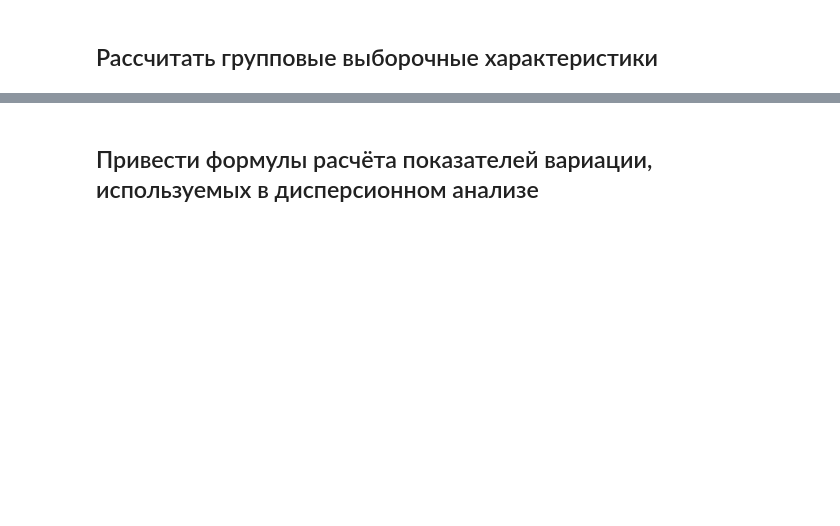
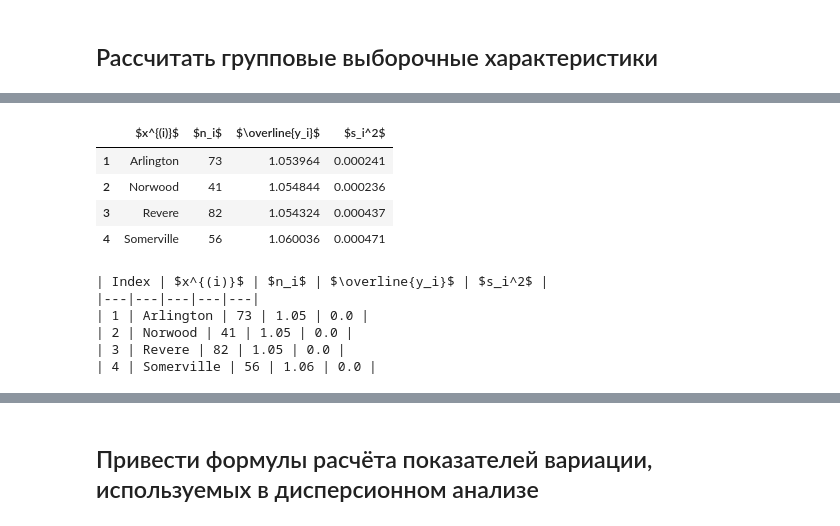
Before and after one commit to retrobannerS/mephi_stats, a Jupyter notebook: bdz/var_2/notebook.ipynb, the cells around one changed output, grey strips where cells are left out. Cells and saved outputs as stored; diff of their text form; code cells hidden in the pictures; blank space fills up the shorter version.

```diff
--- a/bdz/var_2/notebook.ipynb
+++ b/bdz/var_2/notebook.ipynb
@@ -1607,8 +1607,8 @@ if n1 == n2:
 # %% [markdown]
 ## Построить эмпирическую таблицу сопряжённости
 # %%
-data = pd.DataFrame({"X": X, "Y": Y})
-data
+df = pd.DataFrame({"X": X, "Y": Y})
+df
 # %% [output]
 |  | X | Y |
 | 0 | normal | Male |
@@ -1819,2 +1829,5 @@ $p =$ 0.00
 # %% [markdown]
 ## Определения
+# %%
+X, Y = data("7")
+X.head(), Y.head()
@@ -1821,2 +1857,5 @@ $p =$ 0.00
 # %% [markdown]
 ## Рассчитать групповые выборочные характеристики
+# %%
+df = pd.DataFrame({"X": X, "Y": Y}).groupby("X")["Y"].apply(np.array).to_frame()
+df
@@ -1822,0 +1869,22 @@ $p =$ 0.00
+# %%
+groups = pd.DataFrame(index=range(1, k + 1))
+groups[r"$x^{(i)}$"] = df.index
+groups[r"$n_i$"] = df["Y"].apply(len).values
+groups[r"$\overline{y_i}$"] = df["Y"].apply(np.mean).values
+groups[r"$s_i^2$"] = df["Y"].apply(np.var, ddof=0).values
+groups
+# %% [output]
+|  | $x^{(i)}$ | $n_i$ | $\overline{y_i}$ | $s_i^2$ |
+| 1 | Arlington | 73 | 1.053964 | 0.000241 |
+| 2 | Norwood | 41 | 1.054844 | 0.000236 |
+| 3 | Revere | 82 | 1.054324 | 0.000437 |
+| 4 | Somerville | 56 | 1.060036 | 0.000471 |
+# %%
+print(dataframe_to_markdown(groups))
+# %% [output]
+| Index | $x^{(i)}$ | $n_i$ | $\overline{y_i}$ | $s_i^2$ |
+|---|---|---|---|---|
+| 1 | Arlington | 73 | 1.05 | 0.0 |
+| 2 | Norwood | 41 | 1.05 | 0.0 |
+| 3 | Revere | 82 | 1.05 | 0.0 |
+| 4 | Somerville | 56 | 1.06 | 0.0 |
```
Also changed, not shown: parts of 22 cells of this notebook, 1 other file.
